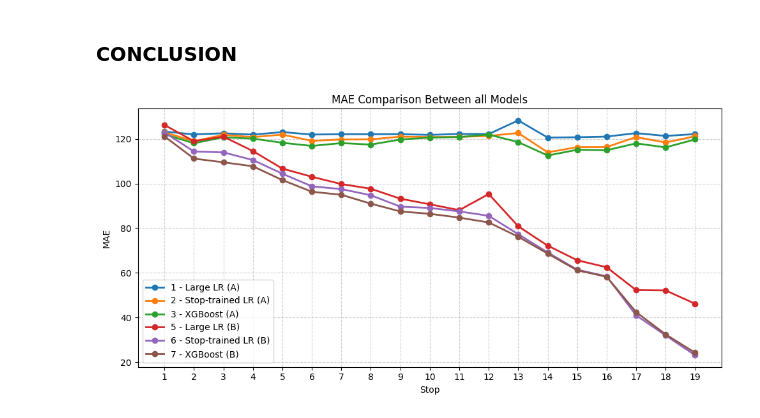
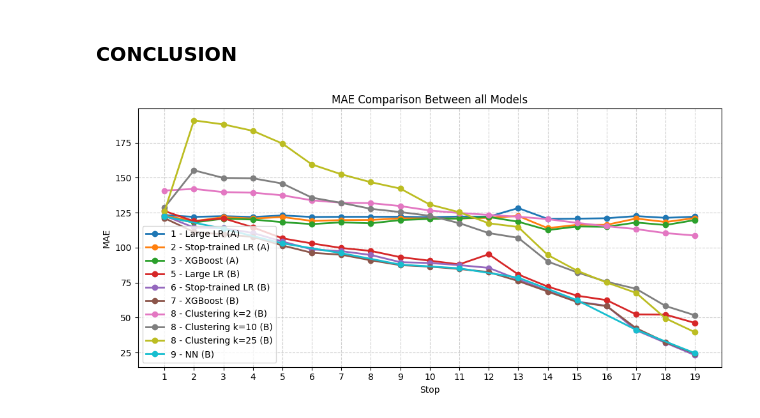
Before and after one commit to Gioalf/AH2179, a Jupyter notebook: project/AIprojectGioAlf.ipynb, the cells around one changed output. Drawn from its saved outputs; the diff is of its cells as text; code cells hidden in the pictures.

```diff
--- a/project/AIprojectGioAlf.ipynb
+++ b/project/AIprojectGioAlf.ipynb
@@ -1692,11 +1461,11 @@ dfB_model8_test=dfB_model8[dfB_model8['Calendar_date']>=20220600].copy()
 # Define number of stops
 n_stops = 27
 # Find number of total trips
-n_rows = len(dfB_model8_test)
+n_rows = len(dfB_model8_train)
 n_trips = int(n_rows / n_stops)
 
 # Extracting the delays
-arrival_delays = dfB_model8_test['arrival_delay'].values
+arrival_delays = dfB_model8_train['arrival_delay'].values
 
 # --- Option 1: each row = one trip, each column = one stop ---
 vectorized_delays = arrival_delays.reshape(n_trips, n_stops)
@@ -1728,7 +1497,7 @@ import numpy as np
 n_clusters = len(np.unique(labels))
 for c in range(n_clusters):
     cluster_mean = np.nanmean(vectorized_delays[labels == c], axis=0)
-    plt.plot(cluster_mean, label=f'Cluster {c}')
+    plt.plot(cluster_mean, label=f'Cluster {c}', marker='o')
 plt.xlabel('Stop index')
 plt.ylabel('Normalized delay')
 plt.title('Average delay trend per cluster')
@@ -1753,7 +1522,7 @@ vectorized_delays_norm = (vectorized_delays - vectorized_delays.mean(axis=1, kee
 
 
 # --- KMeans clustering ---
-n_clusters = 6  # adjust as needed
+n_clusters = 8  # adjust as needed
 kmeans = KMeans(n_clusters=n_clusters, random_state=42, n_init=10)
 labels = kmeans.fit_predict(vectorized_delays)
 
@@ -1838,7 +1555,7 @@ from sklearn.metrics import pairwise_distances
 # -----------------------------
 # 1. Cluster the training trips
 # -----------------------------
-n_clusters = [2,8,15,25]
+n_clusters = [2,10,25]
 
 clustering_results={}
 for n_clusterss in n_clusters:
@@ -2129,36 +1813,39 @@ plt.show()
 # %%
 import matplotlib.pyplot as plt
 
 # --- Extract MAE values ---
 stops = list(range(1,20))
 mae1=evaluation_df_1['MAE'].to_list()
 mae3 = [v['MAE'] for v in results3.values()]
 mae2 = [v['MAE'] for v in results2.values()]
 mae5=evaluation_df_5['MAE'].to_list()
 mae6 = [v['MAE'] for v in results6.values()]
 mae7 = [v['MAE'] for v in results7.values()]
-# mae8_5 = clustering_results['k_5']['MAE']
-# mae8_14 = clustering_results['k_14']['MAE']
-# mae8 = (df_stop_mae['MAE_for_stop20'].to_list())
-
+mae8_2 = clustering_results['k_2']['MAE']
+mae8_10 = clustering_results['k_10']['MAE']
+mae8_25 = clustering_results['k_25']['MAE']
+# Existing odd-numbered stops
+stops9 = sorted(int(k.split('_')[1]) for k in results9.keys())
+mae9_values = [results9[f'stop_{i}']['MAE'] for i in stops9]
 # --- Plot ---
 plt.figure(figsize=(10,5))
 plt.plot(stops, mae1[:19], marker='o', label='1 - Large LR (A)', linewidth=2)
 plt.plot(stops[:19], mae2[:19], marker='o', label='2 - Stop-trained LR (A)', linewidth=2)
 plt.plot(stops[:19], mae3[:19], marker='o', label='3 - XGBoost (A)', linewidth=2)
 plt.plot(stops, mae5[:19], marker='o', label='5 - Large LR (B)', linewidth=2)
 plt.plot(stops[:19], mae6[:19], marker='o', label='6 - Stop-trained LR (B)', linewidth=2)
 plt.plot(stops[:19], mae7[:19], marker='o', label='7 - XGBoost (B)', linewidth=2)
-# plt.plot(stops[:19], mae8_5[:19], marker='o', label='8 - Clustering k=5 (B)', linewidth=2)
-# plt.plot(stops[:19], mae8_14[:19], marker='o', label='8 - Clustering k=14 (B)', linewidth=2)
-# plt.plot(stops[:19], mae8, marker='o', label='8 - RNN (B)', linewidth=2)
+plt.plot(stops[:19], mae8_2[:19], marker='o', label='8 - Clustering k=2 (B)', linewidth=2)
+plt.plot(stops[:19], mae8_10[:19], marker='o', label='8 - Clustering k=10 (B)', linewidth=2)
+plt.plot(stops[:19], mae8_25[:19], marker='o', label='8 - Clustering k=25 (B)', linewidth=2)
+plt.plot(stops9, mae9_values, marker='o', label='9 - NN (B)', linewidth=2)
 plt.xticks(stops)
 plt.xlabel('Stop')
 plt.ylabel('MAE')
 plt.title('MAE Comparison Between all Models')
 plt.legend()
 plt.grid(True, linestyle='--', alpha=0.6)
 plt.tight_layout()
 plt.show()
 # %% [output]
-[figure, old version]
+[figure, new version]
```
Also changed, not shown: parts of 23 cells of this notebook.
